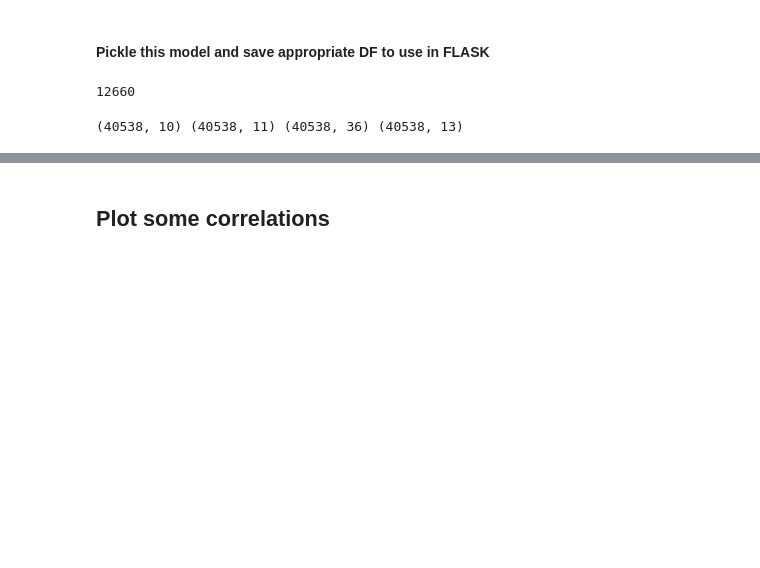
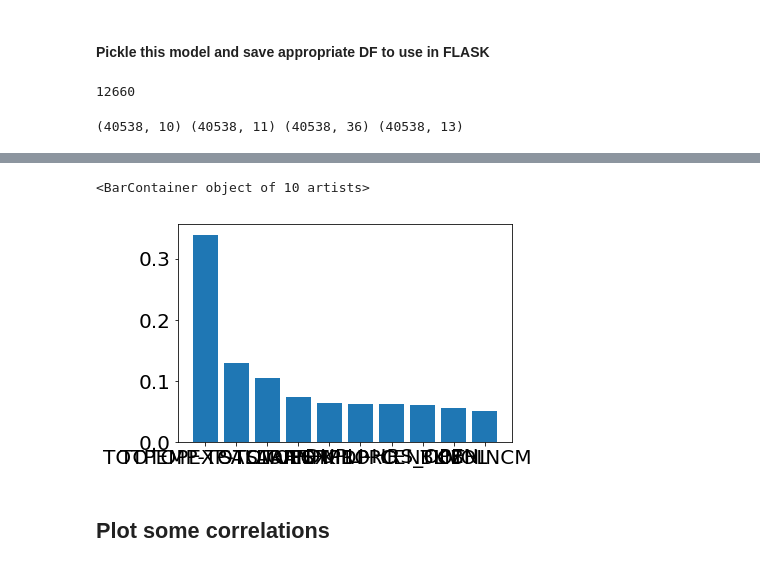
Before and after one commit to olgabane/Insight2019_LibraryProject, a Jupyter notebook: Library_Week3_Notebook7_RFContinuation.ipynb, the cells around one changed output, grey strips where cells are left out. Cells and saved outputs as stored; diff of their text form; code cells hidden in the pictures; blank space fills up the shorter version.

```diff
--- a/Library_Week3_Notebook7_RFContinuation.ipynb
+++ b/Library_Week3_Notebook7_RFContinuation.ipynb
@@ -1073,3 +1172,11 @@ FEATURES_wLIBNAME_2016ONLY.to_csv(path_or_buf = "/Users/Olga/Documents/INSIGHT20
+# %%
+feature_names = list(feature_importances.index.values)
+feature_importance = list(feature_importances['importance'])
+# %%
+plt.bar(feature_names, feature_importance)
+# %% [output]
+<BarContainer object of 10 artists>
+[figure, added]
 # %% [markdown]
 ## Plot some correlations
 # %%
```
Also changed, not shown: parts of 10 cells of this notebook.
